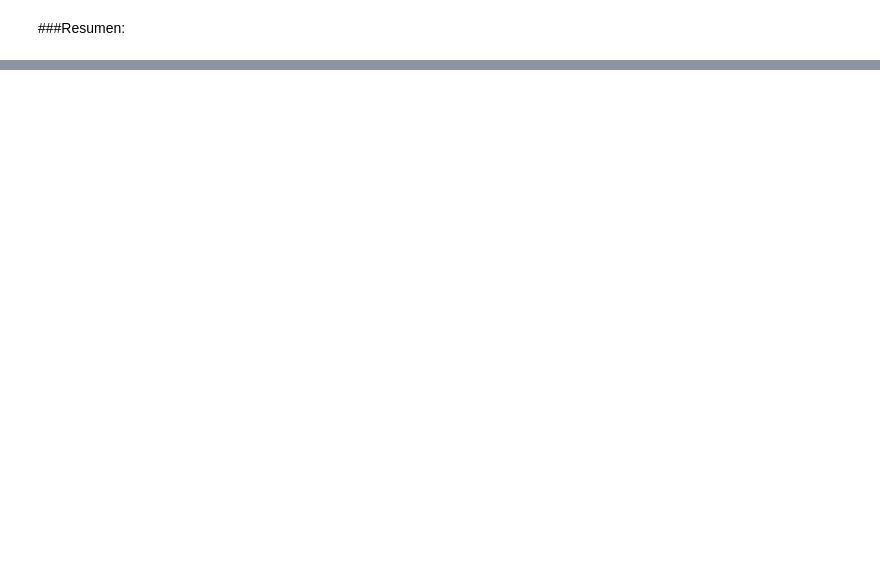
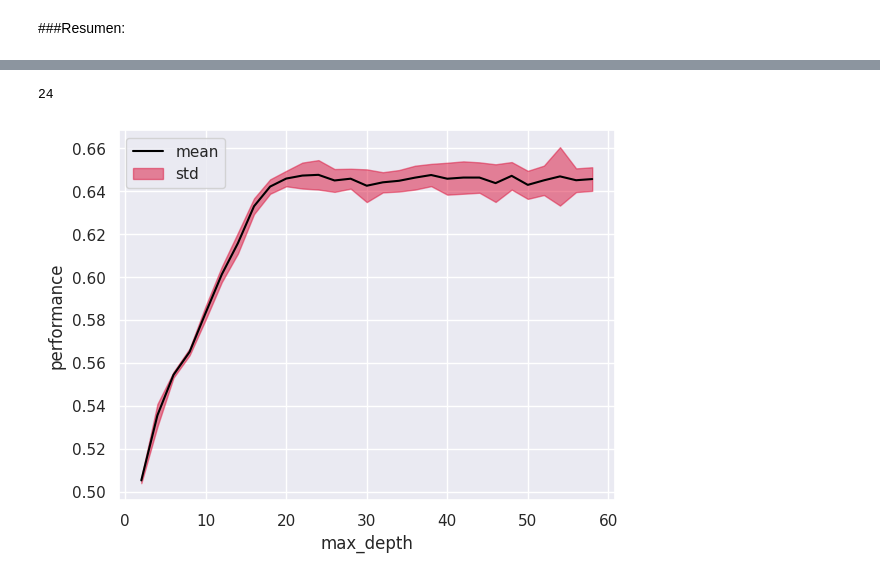
Before and after one commit to IC-03/Royal-Flush, a Jupyter notebook: Royal_Flush_Classification_Models_For_A_Poker_Hands_Dataset.ipynb, the cells around one changed output, grey strips where cells are left out. Drawn from its saved outputs; the diff is of its cells as text; code cells hidden in the pictures; blank space fills up the shorter version.

```diff
--- a/Royal_Flush_Classification_Models_For_A_Poker_Hands_Dataset.ipynb
+++ b/Royal_Flush_Classification_Models_For_A_Poker_Hands_Dataset.ipynb
@@ -289,0 +483,5 @@ Los modelos de clasificación aplicados en este dataset hasta la fecha:
+# %%
+show_curve_DT_Depth()
+# %% [output]
+24
+[figure, added]
```
Also changed, not shown: parts of 82 cells of this notebook.
